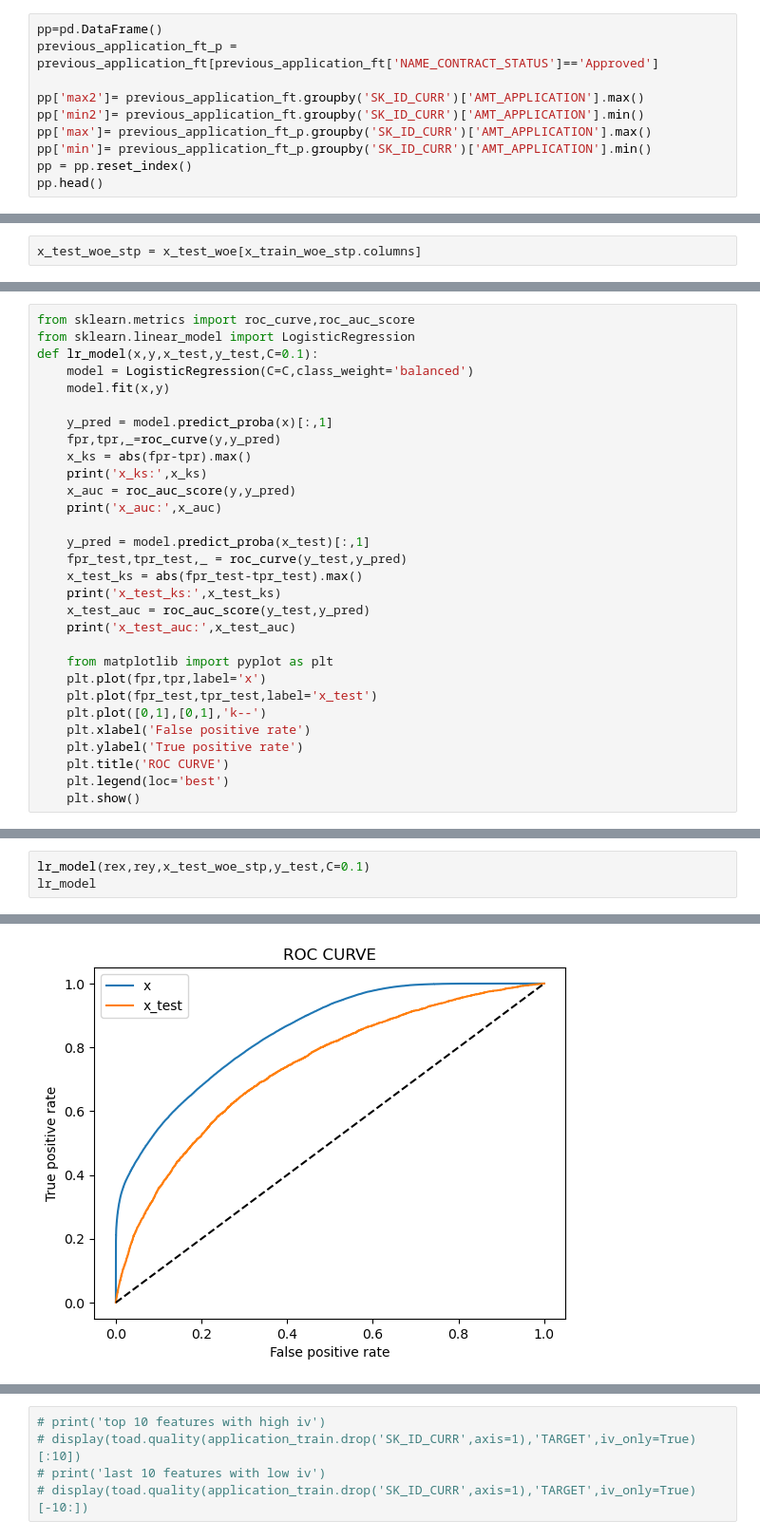
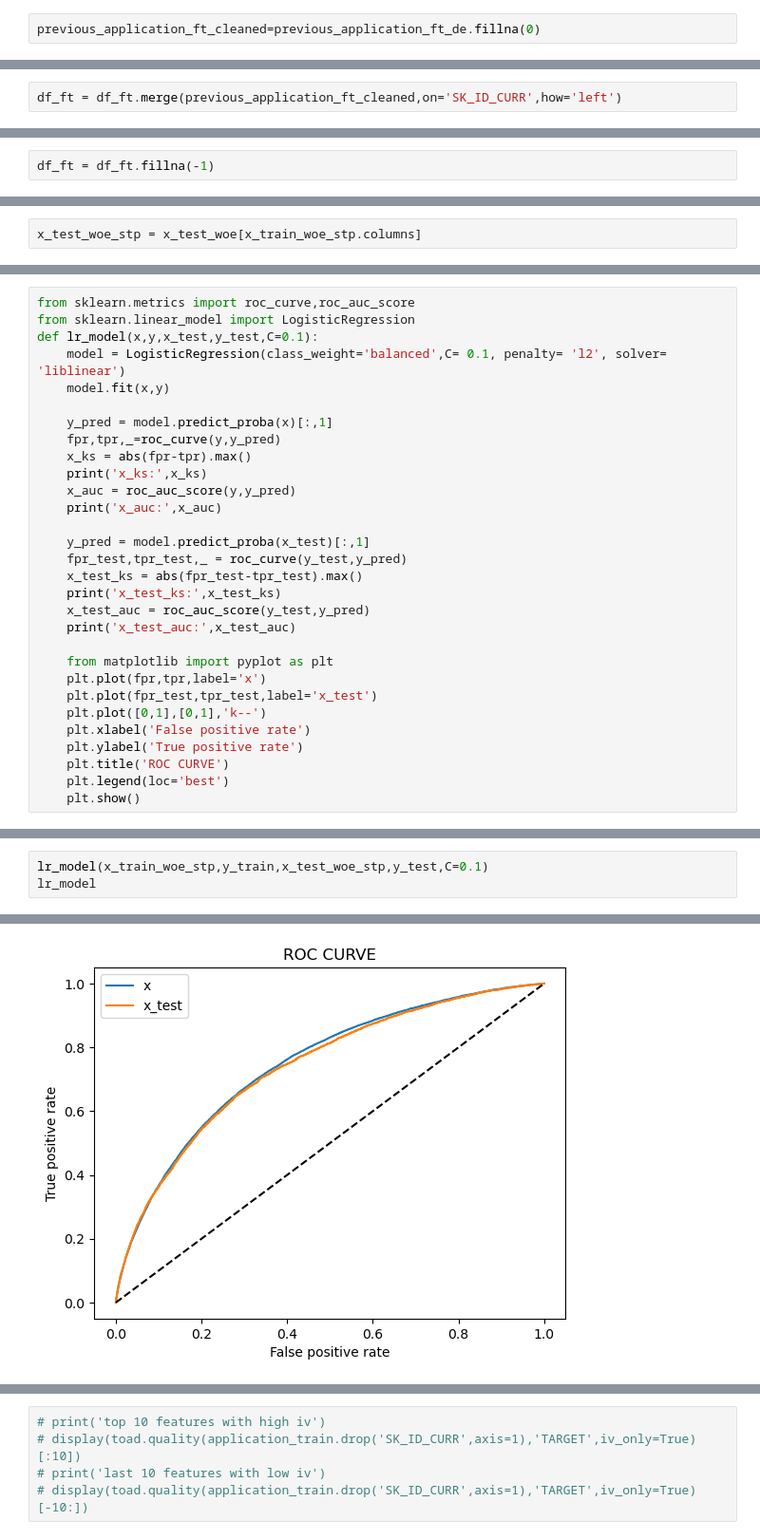
Before and after one commit to hansikpaoeka-cmd/AI_datamining, a Jupyter notebook: src/features/Feature_derivation.ipynb, the cells around one changed output, grey strips where cells are left out. Shown at 95% size. Saved outputs shown, nothing was run; the diff lists cells and outputs as text.

```diff
--- a/src/features/Feature_derivation.ipynb
+++ b/src/features/Feature_derivation.ipynb
@@ -533,12 +465,4 @@ Data columns (total 152 columns):
 dtypes: float64(130), int64(2), object(20)
 memory usage: 392.4+ MB
 # %%
-pp=pd.DataFrame()
-previous_application_ft_p = previous_application_ft[previous_application_ft['NAME_CONTRACT_STATUS']=='Approved']
-
-pp['max2']= previous_application_ft.groupby('SK_ID_CURR')['AMT_APPLICATION'].max()
-pp['min2']= previous_application_ft.groupby('SK_ID_CURR')['AMT_APPLICATION'].min()
-pp['max']= previous_application_ft_p.groupby('SK_ID_CURR')['AMT_APPLICATION'].max()
-pp['min']= previous_application_ft_p.groupby('SK_ID_CURR')['AMT_APPLICATION'].min()
-pp = pp.reset_index()
-pp.head()
+previous_application_ft_cleaned=previous_application_ft_de.fillna(0)
@@ -555,0 +475,2 @@ KeyError: 'SK_ID_CURR'
+# %%
+df_ft = df_ft.merge(previous_application_ft_cleaned,on='SK_ID_CURR',how='left')
@@ -556,3 +501,5 @@ KeyError: 'SK_ID_CURR'
+# %%
+df_ft = df_ft.fillna(-1)
 # %%
 x=df_ft.drop(['TARGET'],axis=1)
 y=df_ft['TARGET']
@@ -707,7 +627,7 @@ Name: TARGET, dtype: int64
 from sklearn.metrics import roc_curve,roc_auc_score
 from sklearn.linear_model import LogisticRegression
 def lr_model(x,y,x_test,y_test,C=0.1):
-    model = LogisticRegression(C=C,class_weight='balanced')
+    model = LogisticRegression(class_weight='balanced',C= 0.1, penalty= 'l2', solver= 'liblinear')
     model.fit(x,y)
 
     y_pred = model.predict_proba(x)[:,1]
@@ -736,4 +665,4 @@ def lr_model(x,y,x_test,y_test,C=0.1):
 # %%
-lr_model(rex,rey,x_test_woe_stp,y_test,C=0.1)
+lr_model(x_train_woe_stp,y_train,x_test_woe_stp,y_test,C=0.1)
 lr_model
 # %% [output]
@@ -744,2 +673,2 @@ x_test_auc: 0.7360321904381791
-[figure, old version]
+[figure, new version]
 <function __main__.lr_model(x, y, x_test, y_test, C=0.1)>
```
Also changed, not shown: parts of 23 cells of this notebook, 1 other file.
